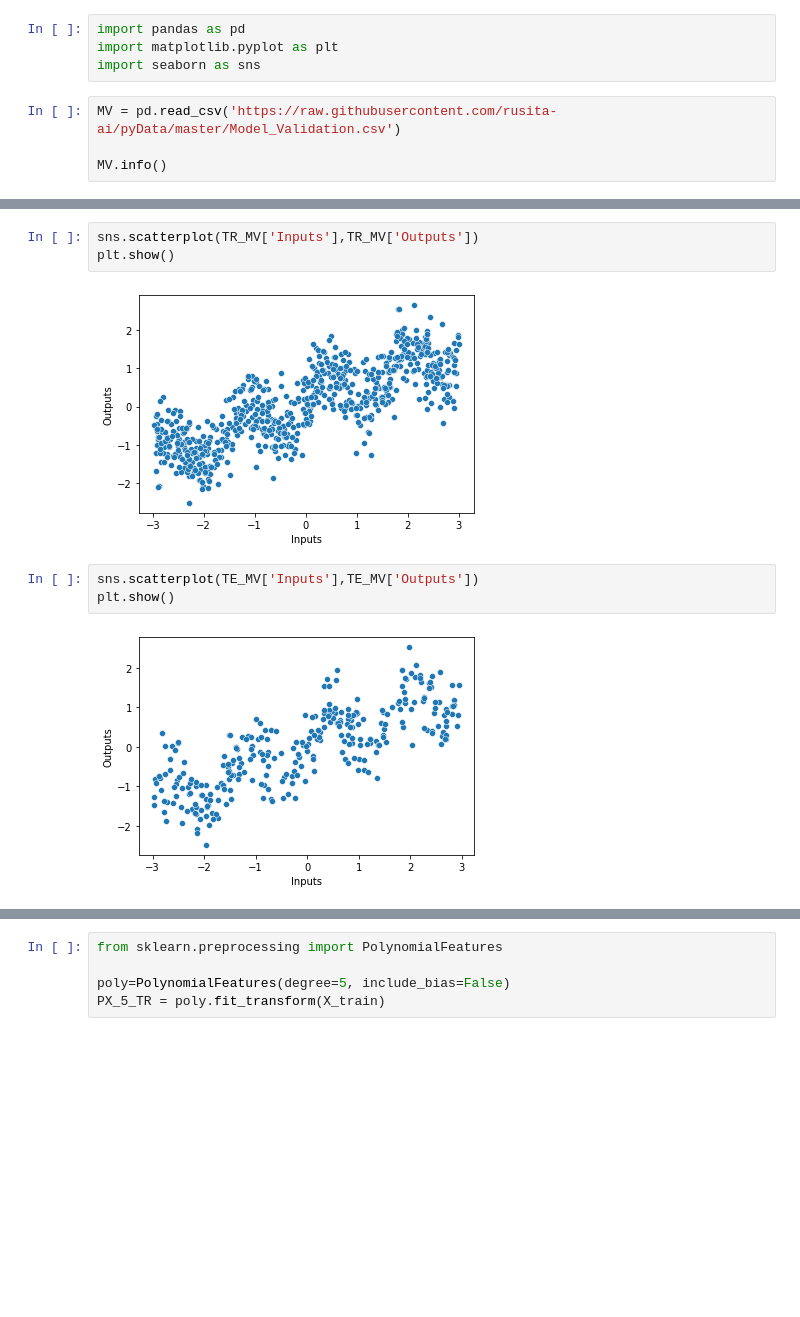
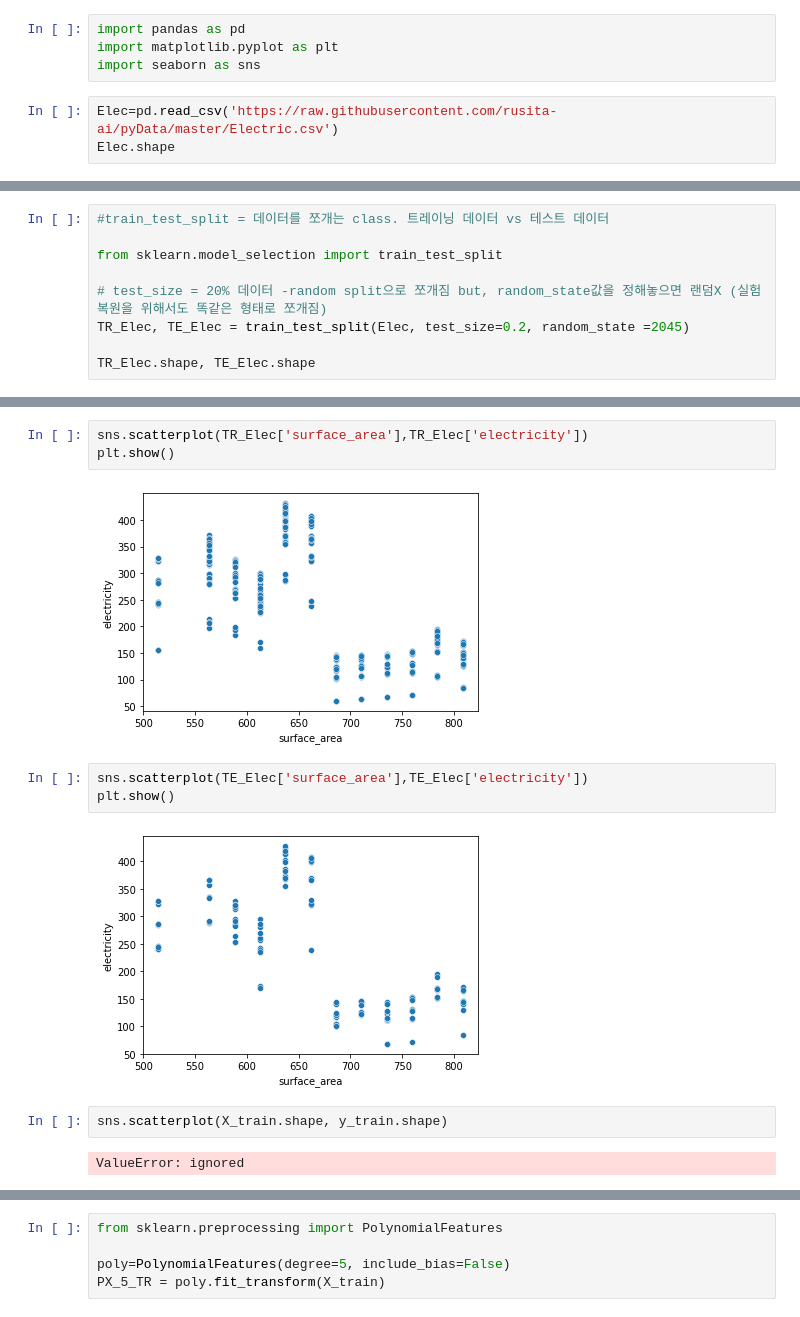
Before and after one commit to Seungeun-Song/Study-for-K-Digital-AI-developer, a Jupyter notebook: Practice/21_02_26_modelValidation.ipynb, the cells around one changed output, grey strips where cells are left out. Cells and saved outputs as stored; diff of their text form; blank space fills up the shorter version.

```diff
--- a/Practice/21_02_26_modelValidation.ipynb
+++ b/Practice/21_02_26_modelValidation.ipynb
@@ -3,7 +355,6 @@ import pandas as pd
 import matplotlib.pyplot as plt
 import seaborn as sns
 # %%
-MV = pd.read_csv('https://raw.githubusercontent.com/rusita-ai/pyData/master/Model_Validation.csv')
-
-MV.info()
+Elec=pd.read_csv('https://raw.githubusercontent.com/rusita-ai/pyData/master/Electric.csv')
+Elec.shape
 # %% [output]
@@ -18,0 +362,9 @@ memory usage: 15.8 KB
+# %%
+#train_test_split = 데이터를 쪼개는 class. 트레이닝 데이터 vs 테스트 데이터
+
+from sklearn.model_selection import train_test_split
+
+# test_size = 20% 데이터 -random split으로 쪼개짐 but, random_state값을 정해놓으면 랜덤X (실험 복원을 위해서도 똑같은 형태로 쪼개짐)
+TR_Elec, TE_Elec = train_test_split(Elec, test_size=0.2, random_state =2045)
+
+TR_Elec.shape, TE_Elec.shape
@@ -131,10 +418,14 @@ TR_MV.shape, TE_MV.shape
 # %%
-sns.scatterplot(TR_MV['Inputs'],TR_MV['Outputs'])
+sns.scatterplot(TR_Elec['surface_area'],TR_Elec['electricity'])
 plt.show()
 # %% [output]
-[figure, old version]
+[figure, new version]
 # %%
-sns.scatterplot(TE_MV['Inputs'],TE_MV['Outputs'])
+sns.scatterplot(TE_Elec['surface_area'],TE_Elec['electricity'])
 plt.show()
 # %% [output]
-[figure, old version]
+[figure, new version]
+# %%
+sns.scatterplot(X_train.shape, y_train.shape)
+# %% [output]
+ValueError: ignored
```
Also changed, not shown: parts of 98 cells of this notebook.
